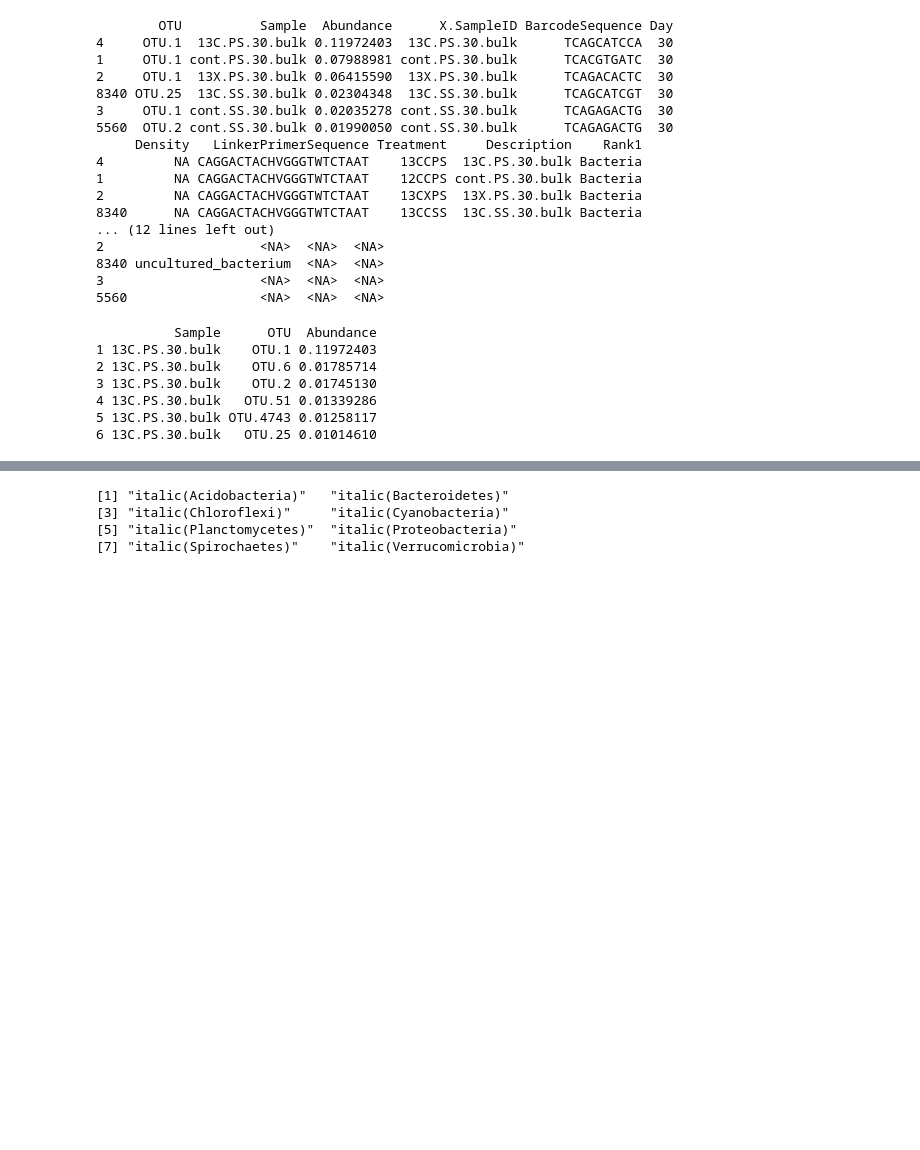
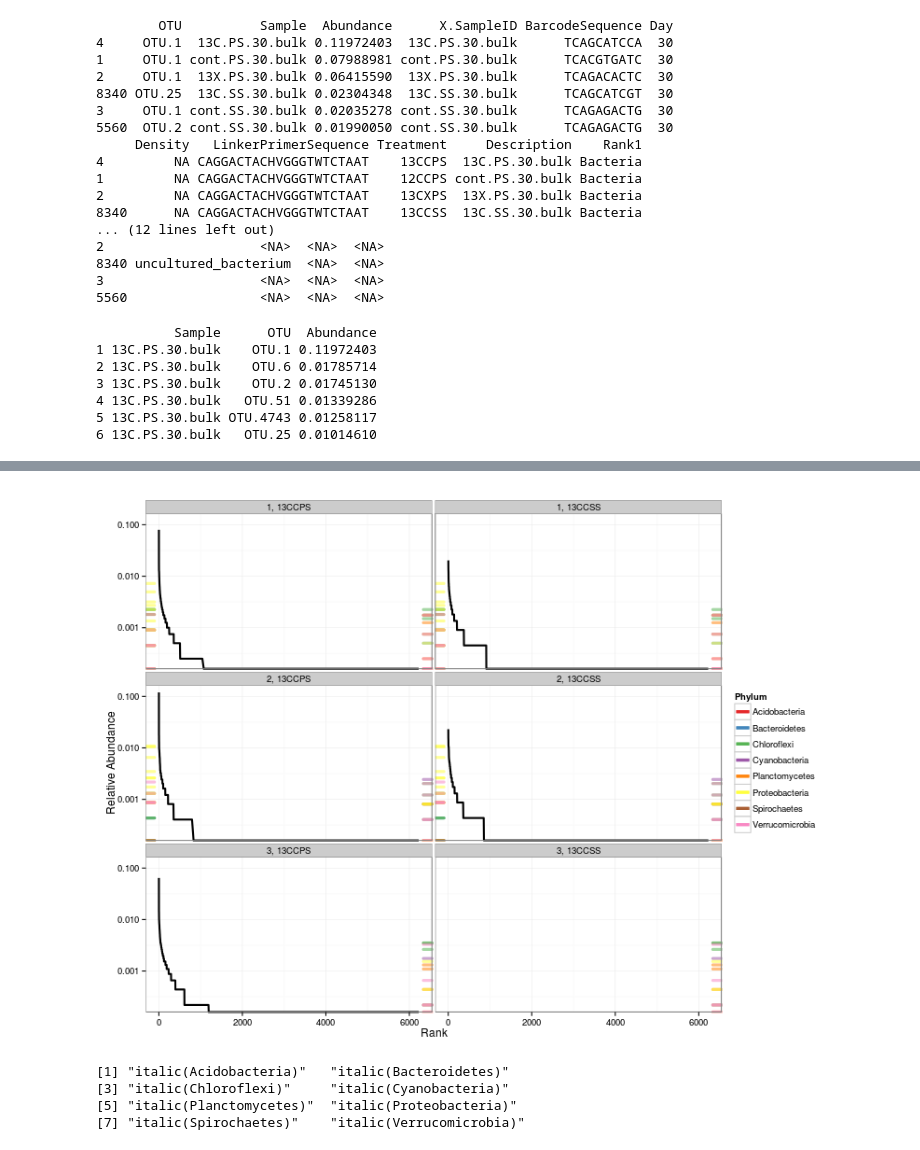
Before and after one commit to acampbellina/single_substrate, a Jupyter notebook: Rank_abundance.ipynb, the cells around one changed output, grey strips where cells are left out. Drawn from its saved outputs; the diff is of its cells as text; code cells hidden in the pictures; blank space fills up the shorter version.

```diff
--- a/Rank_abundance.ipynb
+++ b/Rank_abundance.ipynb
@@ -239,0 +486,8 @@ head(df_all)
+# %%
+%%R
+SS.Resp2 = subset(d, (p.adj.min <= FDR)&(Treatment=="13CCSS"))
+SS.Resp2$Resp = "1"
+PS.Resp2 = subset(d, (p.adj.min <= FDR)&(Treatment=="13CCPS"))
+PS.Resp2$Resp = "2"
+resp2 = rbind(SS.Resp2, PS.Resp2)
+head(resp2)
@@ -239,0 +507,5 @@ head(df_all)
+# %%
+%%R
+resp2$Treatment[resp2$Treatment == "13CCPS"] = "13CCSS"
+resp.1.2 = resp2
+print(resp.1.2)
@@ -239,0 +531,5 @@ head(df_all)
+# %%
+%%R
+resp2$Treatment[resp2$Treatment == "13CCSS"] = "13CCPS"
+resp.2.2 = resp2
+print(resp.2.2)
@@ -240,3 +555,41 @@ head(df_all)
+# %%
+%%R -h 600 -w 800
+
+colours = c("#377eb8", "#4daf4a")
+getPalette = colorRampPalette(brewer.pal(8, "Set1"))
+
+p4 = ggplot(NULL, aes(y = Abundance, x = Rank))
+
+#p2 = p2 + geom_ribbon(aes(ymax = max.abund, ymin = min.abund), alpha = 0.25)
+
+p4 = p4 + geom_line(data = d, size = 1)
+
+p4 = p4 + facet_wrap(ID~Treatment, ncol = 2)
+
+p4 = p4 + geom_rug(data = subset(resp.1.2, Resp == "1"),
+                 sides = "l", aes(color = Rank2), size = 1.5, alpha = 0.5)
+
+p4 = p4 + geom_rug(data = subset(resp.1.2, Resp == "2"),
+                 sides = "r", aes(color = Rank2), size = 1.5, alpha = 0.5)
+
+p4 = p4 + geom_rug(data = subset(resp.2.2, Resp == "1"),
+                 sides = "l", aes(color = Rank2), size = 1.5, alpha = 0.5)
+
+p4 = p4 + geom_rug(data = subset(resp.2.2, Resp == "2"),
+                 sides = "r", aes(color = Rank2), size = 1.5, alpha = 0.5)
+
+p4 = p4 + scale_color_manual(values=getPalette(8), labels = t)
+
+p4 = p4 + scale_y_log10()
+p4 = p4 + labs(y = "Relative Abundance", color = "Phylum")
+
+p4 = p4 + theme_bw()
+
+p4 = p4 + guides(fill = guide_legend(label.hjust = 0))
+
+p4
+# %% [output]
+[figure, added]
 # %%
 %%R
 FDR = 0.1
```
Also changed, not shown: parts of 34 cells of this notebook.
